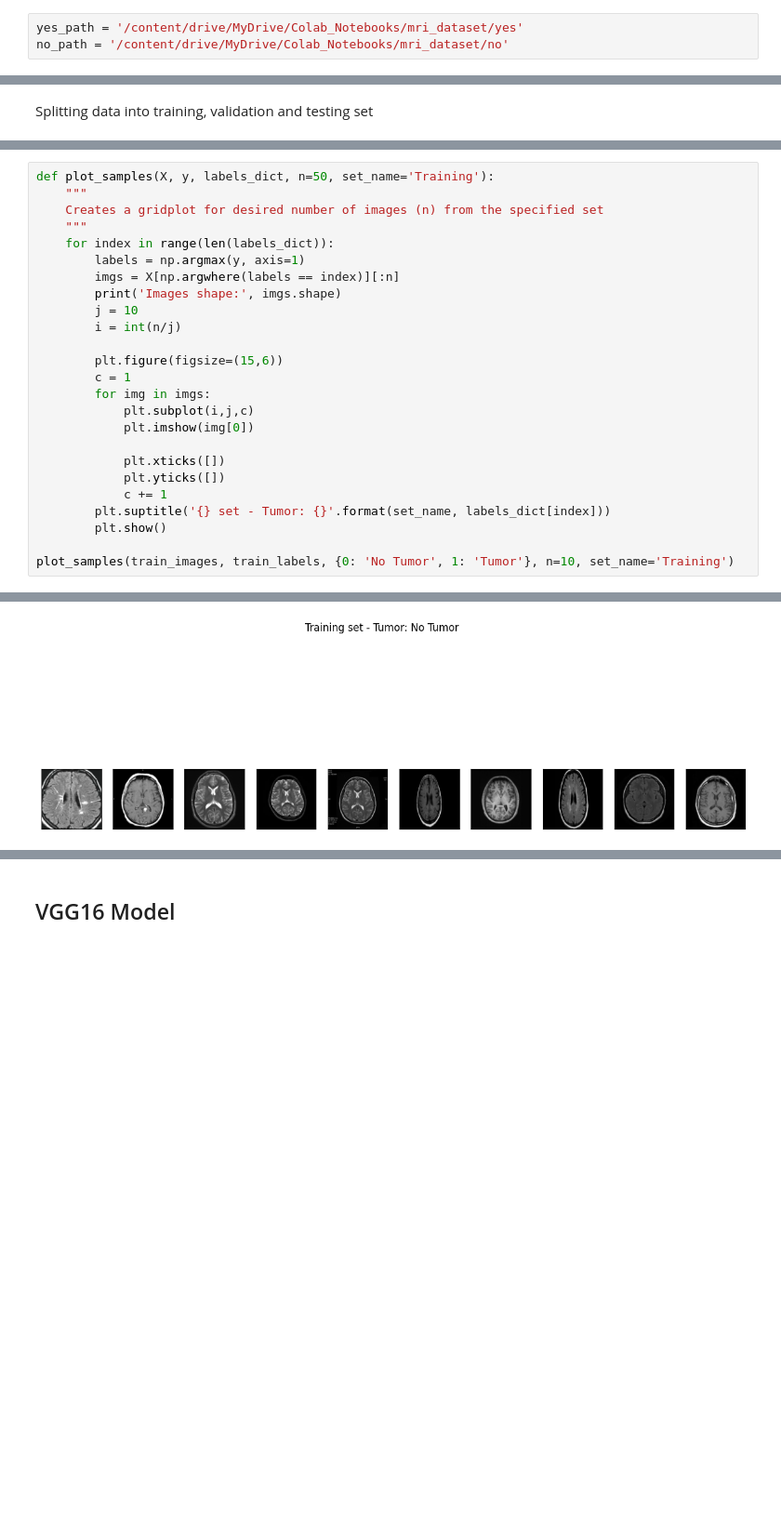
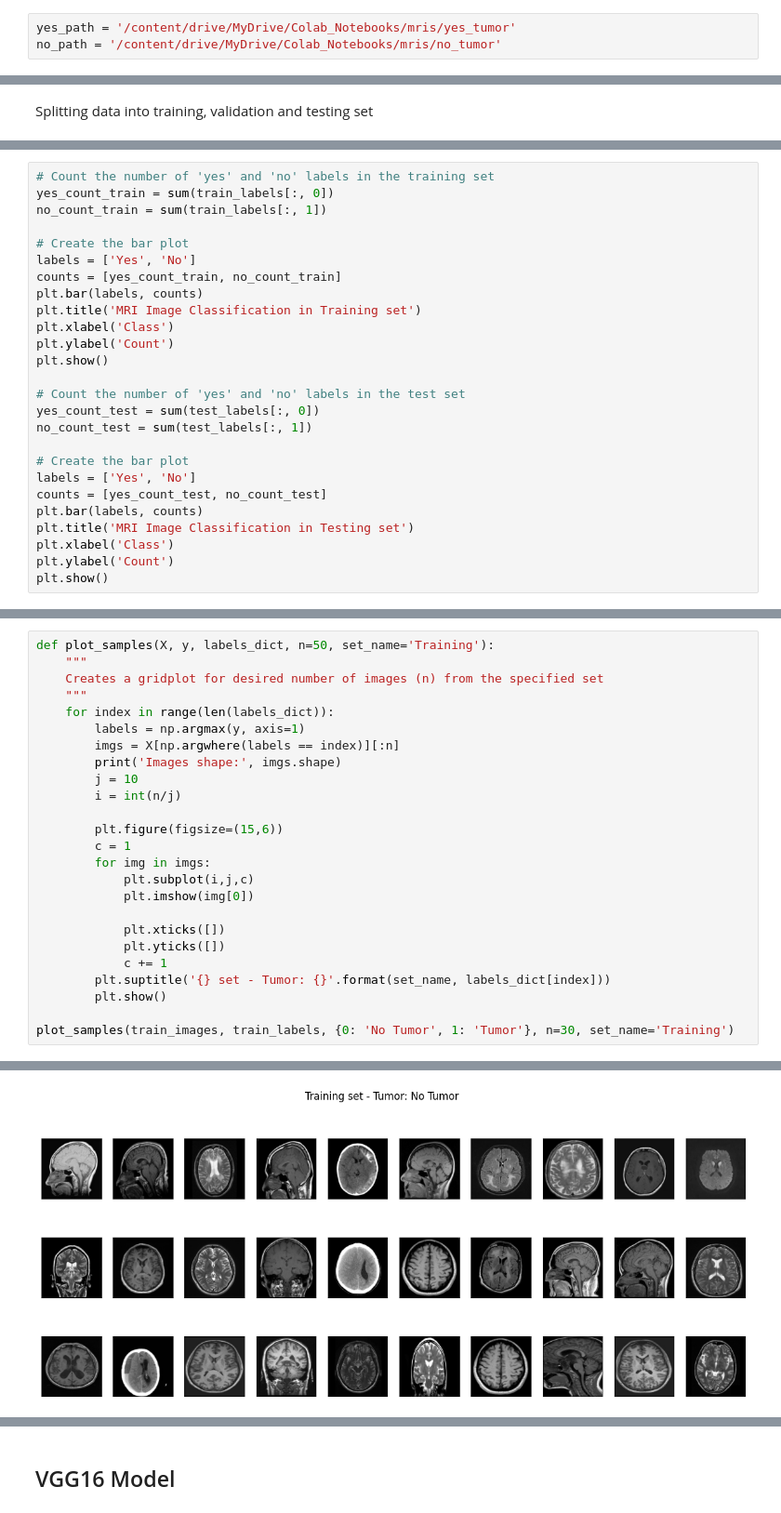
Before and after one commit to patel-krishna/comp478, a Jupyter notebook: VGG16.ipynb, the cells around one changed output, grey strips where cells are left out. Shown: that part at 93% size. Cells and saved outputs as stored; diff of their text form; blank space fills up the shorter version.

```diff
--- a/VGG16.ipynb
+++ b/VGG16.ipynb
@@ -45,8 +45,8 @@ folder_path = "/content/drive/MyDrive/Colab_Notebooks/mri_dataset";
 # %% [output]
 Mounted at /content/drive
 # %%
-yes_path = '/content/drive/MyDrive/Colab_Notebooks/mri_dataset/yes'
-no_path = '/content/drive/MyDrive/Colab_Notebooks/mri_dataset/no'
+yes_path = '/content/drive/MyDrive/Colab_Notebooks/mris/yes_tumor'
+no_path = '/content/drive/MyDrive/Colab_Notebooks/mris/no_tumor'
 # %% [markdown]
 Import data from drive into lists with the appropriate labels
 # %%
@@ -132,0 +135,26 @@ Test labels shape: (51, 2)
+# %%
+# Count the number of 'yes' and 'no' labels in the training set
+yes_count_train = sum(train_labels[:, 0])
+no_count_train = sum(train_labels[:, 1])
+
+# Create the bar plot
+labels = ['Yes', 'No']
+counts = [yes_count_train, no_count_train]
+plt.bar(labels, counts)
+plt.title('MRI Image Classification in Training set')
+plt.xlabel('Class')
+plt.ylabel('Count')
+plt.show()
+
+# Count the number of 'yes' and 'no' labels in the test set
+yes_count_test = sum(test_labels[:, 0])
+no_count_test = sum(test_labels[:, 1])
+
+# Create the bar plot
+labels = ['Yes', 'No']
+counts = [yes_count_test, no_count_test]
+plt.bar(labels, counts)
+plt.title('MRI Image Classification in Testing set')
+plt.xlabel('Class')
+plt.ylabel('Count')
+plt.show()
@@ -154,5 +185,5 @@ def plot_samples(X, y, labels_dict, n=50, set_name='Training'):
         plt.suptitle('{} set - Tumor: {}'.format(set_name, labels_dict[index]))
         plt.show()
 
-plot_samples(train_images, train_labels, {0: 'No Tumor', 1: 'Tumor'}, n=10, set_name='Training')
+plot_samples(train_images, train_labels, {0: 'No Tumor', 1: 'Tumor'}, n=30, set_name='Training')
 # %% [output]
@@ -160 +191 @@ Images shape: (10, 1, 224, 224, 3)
-[figure, old version]
+[figure, new version]
```
Also changed, not shown: parts of 10 cells of this notebook.
